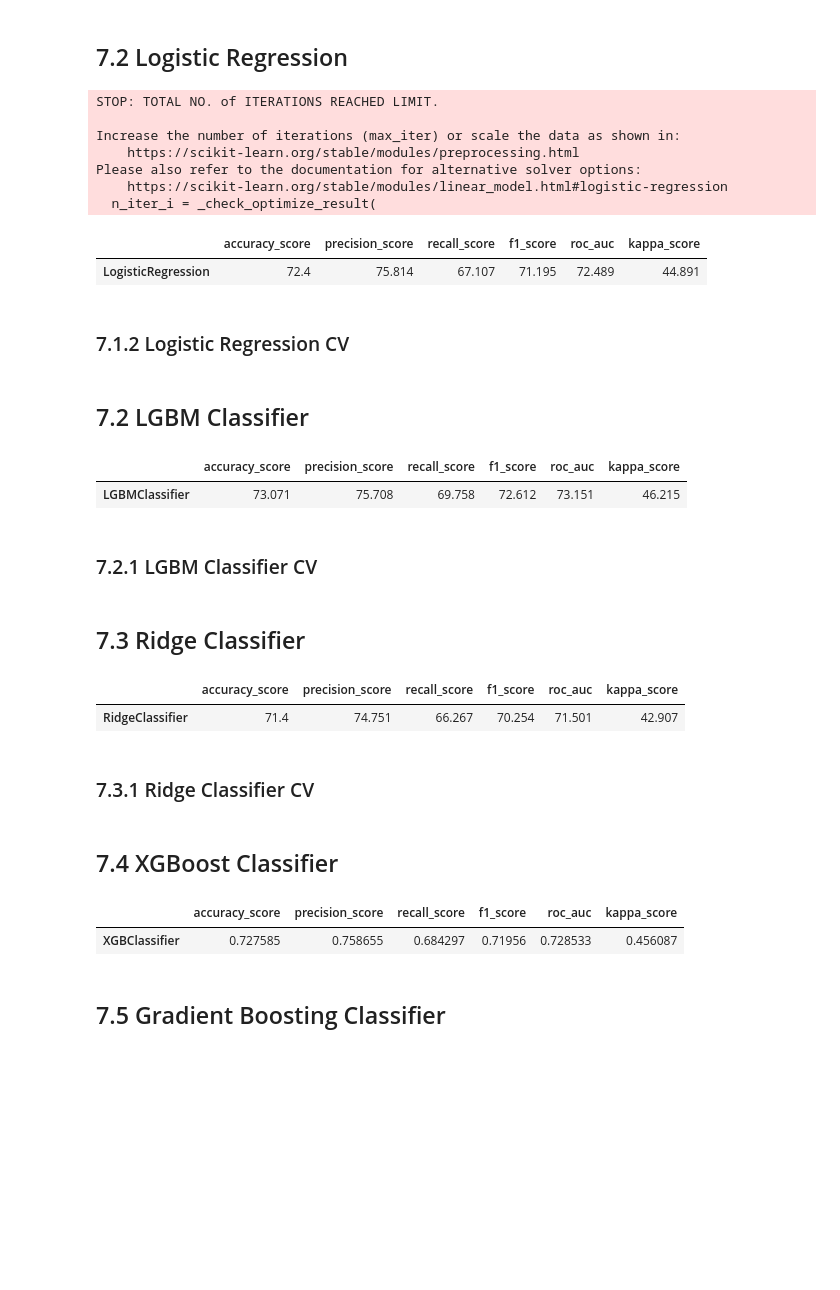
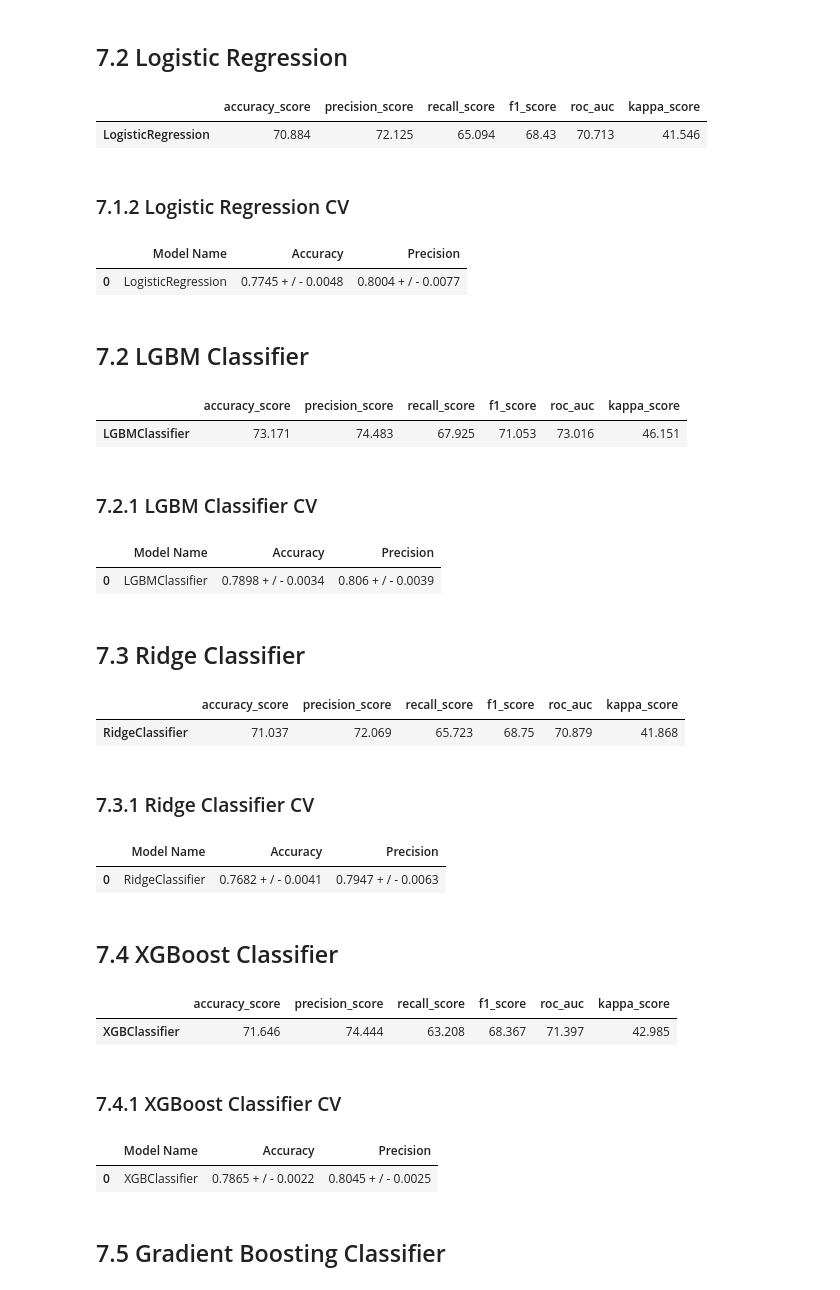
Before and after one commit to RoneyDev7/Cardio_Catch_Disease, a Jupyter notebook: 01-frn_cardio_catch_dieses.ipynb, the cells around one changed output. Cells and saved outputs as stored; diff of their text form; code cells hidden in the pictures; blank space fills up the shorter version.

```diff
--- a/01-frn_cardio_catch_dieses.ipynb
+++ b/01-frn_cardio_catch_dieses.ipynb
@@ -417,9 +457,9 @@ sns.heatmap(num_attributes.corr(method='pearson'), annot=True)
 # %%
 df5 = df4.copy()
 # %%
-y = df5['cardio'].ravel()
+y = df5['cardio']
 X = df5.drop(['id', 'cardio'], axis=1)
-X_train, X_test, y_train, y_test = train_test_split(X, y, test_size=0.2)
+X_train, X_test, y_train, y_test = train_test_split(X, y, test_size=0.01)
 # %% [markdown]
 ## 5.1 Rescaling
 # %%
@@ -526,17 +568,16 @@ yh_lr = lr_model.predict(X_test)
 lr_result = df_scores(model_name='LogisticRegression', y_test=y_test, y_pred=yh_lr, normalize=True)
 lr_result
 # %% [output]
-STOP: TOTAL NO. of ITERATIONS REACHED LIMIT.
-
-Increase the number of iterations (max_iter) or scale the data as shown in:
-    https://scikit-learn.org/stable/modules/preprocessing.html
-Please also refer to the documentation for alternative solver options:
-    https://scikit-learn.org/stable/modules/linear_model.html#logistic-regression
-  n_iter_i = _check_optimize_result(
 |  | accuracy_score | precision_score | recall_score | f1_score | roc_auc | kappa_score |
-| LogisticRegression | 72.4 | 75.814 | 67.107 | 71.195 | 72.489 | 44.891 |
+| LogisticRegression | 70.884 | 72.125 | 65.094 | 68.43 | 70.713 | 41.546 |
 # %% [markdown]
 ### 7.1.2 Logistic Regression CV
+# %%
+lr_cv = cross_validation(lr, X_train, y_train, verb=False, k=10)
+lr_cv
+# %% [output]
+|  | Model Name | Accuracy | Precision |
+| 0 | LogisticRegression | 0.7745 + / - 0.0048 | 0.8004 + / - 0.0077 |
 # %% [markdown]
 ## 7.2 LGBM Classifier
 # %%
@@ -548,9 +589,15 @@ lgbm_result = df_scores(model_name='LGBMClassifier', y_test=y_test, y_pred=yh_lg
 lgbm_result
 # %% [output]
 |  | accuracy_score | precision_score | recall_score | f1_score | roc_auc | kappa_score |
-| LGBMClassifier | 73.071 | 75.708 | 69.758 | 72.612 | 73.151 | 46.215 |
+| LGBMClassifier | 73.171 | 74.483 | 67.925 | 71.053 | 73.016 | 46.151 |
 # %% [markdown]
 ### 7.2.1 LGBM Classifier CV
+# %%
+lgbm_cv = cross_validation(lgbm, X_train, y_train, verb=False, k=10)
+lgbm_cv
+# %% [output]
+|  | Model Name | Accuracy | Precision |
+| 0 | LGBMClassifier | 0.7898 + / - 0.0034 | 0.806 + / - 0.0039 |
 # %% [markdown]
 ## 7.3 Ridge Classifier
 # %%
@@ -562,19 +609,25 @@ ridge_result = df_scores(model_name='RidgeClassifier', y_test=y_test, y_pred=yh_
 ridge_result
 # %% [output]
 |  | accuracy_score | precision_score | recall_score | f1_score | roc_auc | kappa_score |
-| RidgeClassifier | 71.4 | 74.751 | 66.267 | 70.254 | 71.501 | 42.907 |
+| RidgeClassifier | 71.037 | 72.069 | 65.723 | 68.75 | 70.879 | 41.868 |
 # %% [markdown]
 ### 7.3.1 Ridge Classifier CV
+# %%
+ridge_cv = cross_validation(ridge, X_train, y_train, verb=False, k=5)
+ridge_cv
+# %% [output]
+|  | Model Name | Accuracy | Precision |
+| 0 | RidgeClassifier | 0.7682 + / - 0.0041 | 0.7947 + / - 0.0063 |
 # %% [markdown]
 ## 7.4 XGBoost Classifier
 # %%
 xgboost = xgb.XGBClassifier()
 xgb_model = xgboost.fit(X_train, y_train)
 
 yh_xgb = xgb_model.predict(X_test)
 
-xgb_result = df_scores(model_name='XGBClassifier', y_test=y_test, y_pred=yh_xgb, normalize=False)
+xgb_result = df_scores(model_name='XGBClassifier', y_test=y_test, y_pred=yh_xgb, normalize=True)
 xgb_result
 # %% [output]
 |  | accuracy_score | precision_score | recall_score | f1_score | roc_auc | kappa_score |
-| XGBClassifier | 0.727585 | 0.758655 | 0.684297 | 0.71956 | 0.728533 | 0.456087 |
+| XGBClassifier | 71.646 | 74.444 | 63.208 | 68.367 | 71.397 | 42.985 |
@@ -586,3 +634,11 @@ xgb_result_cv
+# %% [markdown]
+### 7.4.1 XGBoost Classifier CV
+# %%
+xgb_cv = cross_validation(xgboost, X_train, y_train, verb=False, k=5)
+xgb_cv
+# %% [output]
+|  | Model Name | Accuracy | Precision |
+| 0 | XGBClassifier | 0.7865 + / - 0.0022 | 0.8045 + / - 0.0025 |
 # %% [markdown]
 ## 7.5 Gradient Boosting Classifier
 # %%
```
Also changed, not shown: parts of 19 cells of this notebook.
